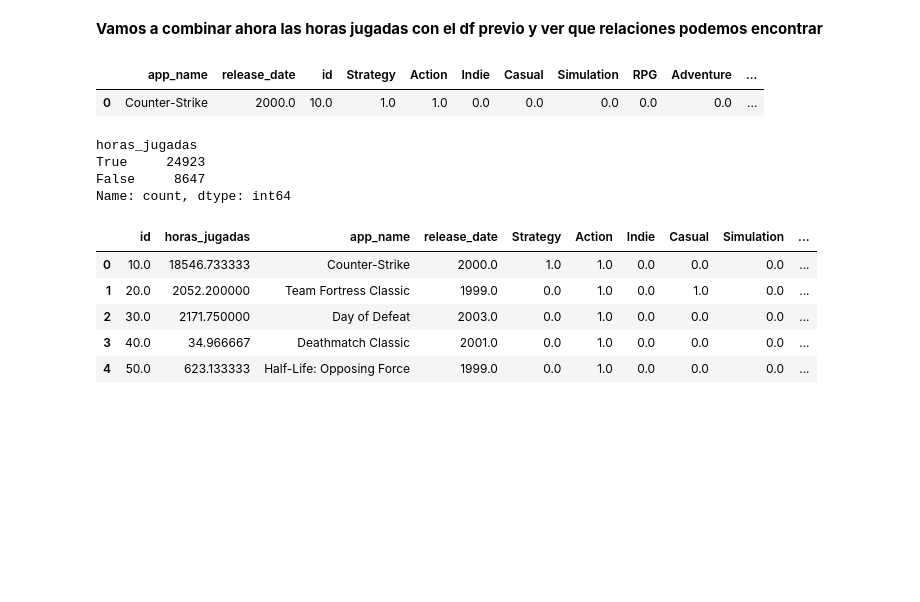
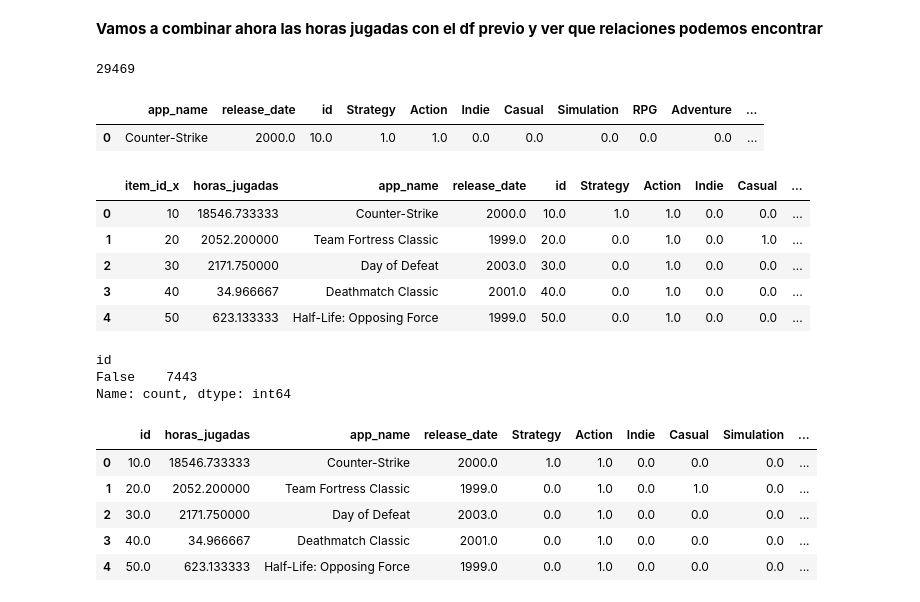
Before and after one commit to RadTorino/Juegos_Steam, a Jupyter notebook: EDA.ipynb, the cells around one changed output. Cells and saved outputs as stored; diff of their text form; code cells hidden in the pictures; blank space fills up the shorter version.

```diff
--- a/EDA.ipynb
+++ b/EDA.ipynb
@@ -375,6 +375,10 @@ plt.show()
 [figure]
 # %% [markdown]
 **Vamos a combinar ahora las horas jugadas con el df previo y ver que relaciones podemos encontrar**
+# %%
+df_final.recommend.isna().sum()
+# %% [output]
+29469
 # %%
 df_final.head(1)
 # %% [output]
@@ -388,12 +392,20 @@ reviews_y_horas.drop(columns=['item_id_y'], inplace=True)
 reviews_y_horas.rename(columns={'item_id_x': 'id'}, inplace=True)
 # Eliminar una de las columnas que se utilizaron para la fusión
-# %%
-reviews_y_horas.horas_jugadas.isna().value_counts() #cantidad de juegos sin horas jugadas.
-# %% [output]
-horas_jugadas
-True     24923
-False     8647
-Name: count, dtype: int64
+# %%
+reviews_y_horas.head()
+# %% [output]
+|  | item_id_x | horas_jugadas | app_name | release_date | id | Strategy | Action | Indie | Casual | ... |
+| 0 | 10 | 18546.733333 | Counter-Strike | 2000.0 | 10.0 | 1.0 | 1.0 | 0.0 | 0.0 | ... |
+| 1 | 20 | 2052.200000 | Team Fortress Classic | 1999.0 | 20.0 | 0.0 | 1.0 | 0.0 | 1.0 | ... |
+| 2 | 30 | 2171.750000 | Day of Defeat | 2003.0 | 30.0 | 0.0 | 1.0 | 0.0 | 0.0 | ... |
+| 3 | 40 | 34.966667 | Deathmatch Classic | 2001.0 | 40.0 | 0.0 | 1.0 | 0.0 | 0.0 | ... |
+| 4 | 50 | 623.133333 | Half-Life: Opposing Force | 1999.0 | 50.0 | 0.0 | 1.0 | 0.0 | 0.0 | ... |
+# %%
+reviews_y_horas.id.isna().value_counts()
+# %% [output]
+id
+False    7443
+Name: count, dtype: int64
 # %%
 reviews_y_horas.head()
 # %% [output]
```
Also changed, not shown: parts of 11 cells of this notebook, 3 other files.
